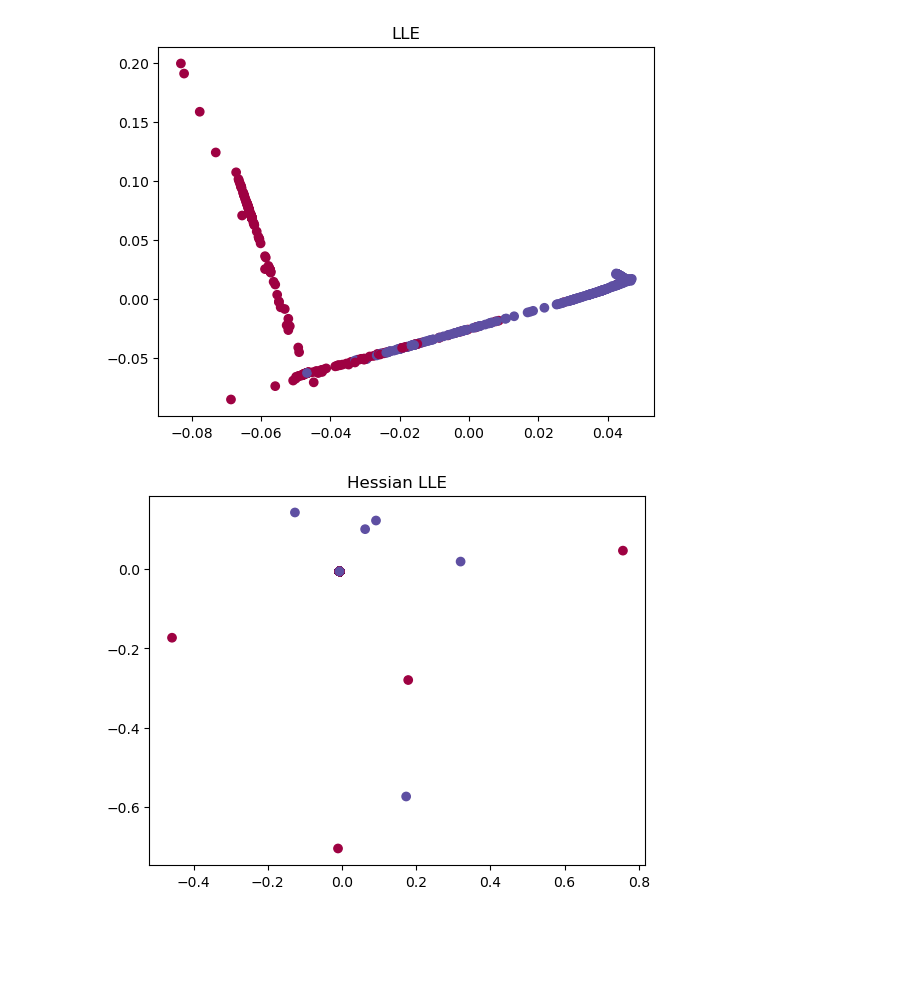
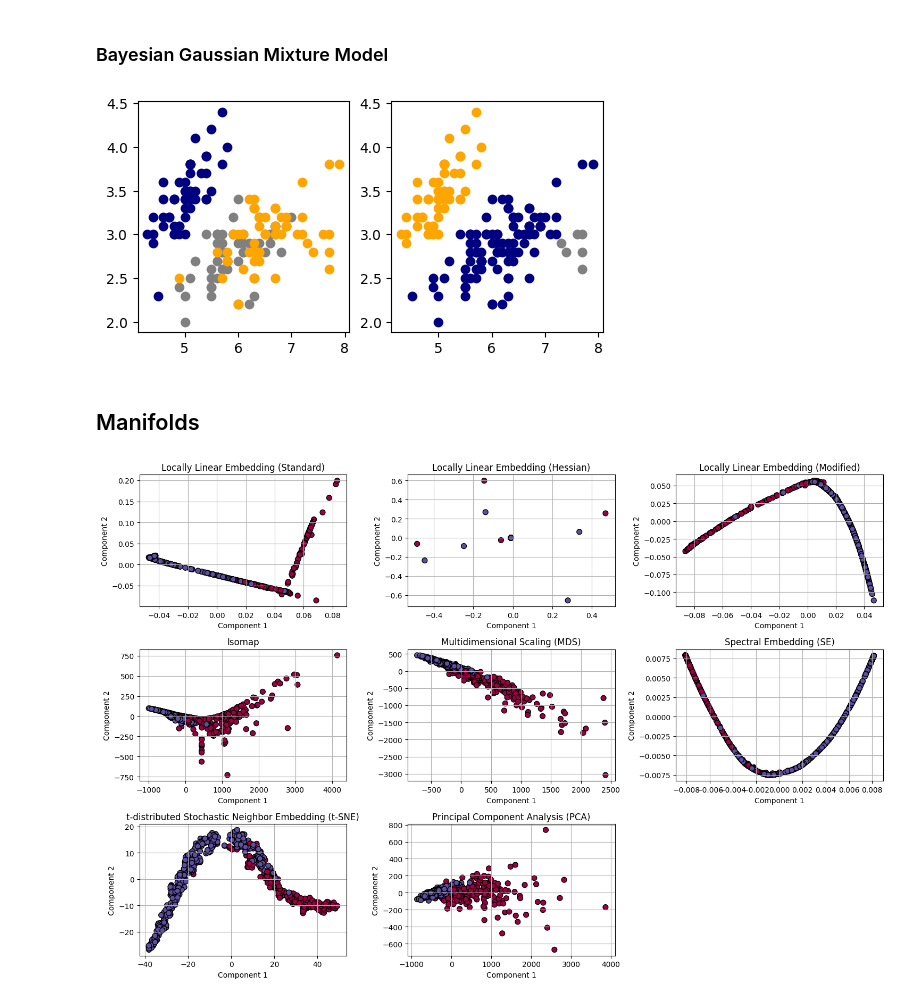
Before and after one commit to ariahosseini/TradML, a Jupyter notebook: SciKitLearn_11_ProjEleven_Unsupervised.ipynb, the cells around one changed output. Cells and saved outputs as stored; diff of their text form; code cells hidden in the pictures; blank space fills up the shorter version.

```diff
--- a/SciKitLearn_11_ProjEleven_Unsupervised.ipynb
+++ b/SciKitLearn_11_ProjEleven_Unsupervised.ipynb
@@ -76,0 +40,2 @@ numpy: 1.23.5
+# %%
+X, y = datasets.load_iris(return_X_y=True)
@@ -76,0 +44,4 @@ numpy: 1.23.5
+# %%
+gm = mixture.GaussianMixture(n_components=3)
+gm.fit(X[:, :2])
+y_pred = gm.predict(X[:, :2])
@@ -76,0 +60,19 @@ numpy: 1.23.5
+# %% [markdown]
+### Bayesian Gaussian Mixture Model
+# %%
+bgm = mixture.BayesianGaussianMixture(n_components=3)
+bgm.fit(X[:, 0:2])
+
+y_pred = bgm.predict(X[:, :2])
+
+colors = ["navy", "gray", "orange"]
+
+fig, ax = plt.subplots(1, 2, figsize=(6, 3))
+
+for i, color in enumerate(colors):
+    ax[0].scatter(X[y == i, 0], X[y == i, 1], c=color)
+    ax[1].scatter(X[y_pred == i, 0], X[y_pred == i, 1], c=colors[i % len(colors)])
+# %% [output]
+[figure, added]
+# %% [markdown]
+## Manifolds
@@ -94,24 +135,43 @@ for i in range(250, 501, 2):
 # %%
-def plotthis(X, color):
+def plot_dimensionality_reduction_curves(X, y):
+    """
+    Visualizes the results of various dimensionality reduction techniques on the dataset.
+
+    Parameters:
+    X : np.ndarray
+        Input data (features) to be reduced.
+    y : np.ndarray
+        Labels corresponding to the input data for coloring the points.
+    """
+
     models = [
-        ("LLE", manifold.LocallyLinearEmbedding(method="standard")),
-        ("Hessian LLE", manifold.LocallyLinearEmbedding(method="hessian", eigen_solver="dense", n_neighbors=8)),
-        ("Modified LLE", manifold.LocallyLinearEmbedding(method="modified")),
+        ("Locally Linear Embedding (Standard)", manifold.LocallyLinearEmbedding(method="standard")),
+        ("Locally Linear Embedding (Hessian)", manifold.LocallyLinearEmbedding(method="hessian", eigen_solver="dense", n_neighbors=8)),
+        ("Locally Linear Embedding (Modified)", manifold.LocallyLinearEmbedding(method="modified")),
         ("Isomap", manifold.Isomap()),
-        ("MDS", manifold.MDS()),
-        ("SE", manifold.SpectralEmbedding()),
-        ("t-SNE", manifold.TSNE()),
-        ("PCA", PCA(n_components=2))
-    ]
-    for i, (label, method) in enumerate(models):
-        Y = method.fit_transform(X)
-        plt.scatter(Y[:, 0], Y[:, 1], c=color, cmap=plt.cm.Spectral)
-        plt.title(label)
-        plt.show()
+        ("Multidimensional Scaling (MDS)", manifold.MDS()),
+        ("Spectral Embedding (SE)", manifold.SpectralEmbedding()),
+        ("t-distributed Stochastic Neighbor Embedding (t-SNE)", manifold.TSNE()),
+        ("Principal Component Analysis (PCA)", PCA(n_components=2))
+        ]
+
+    plt.figure(figsize=(15, 10))
+
+    for i, (label, model) in enumerate(models):
+
+        Y = model.fit_transform(X)
+
+        ax = plt.subplot(3, 3, i + 1)
+        scatter = ax.scatter(Y[:, 0], Y[:, 1], c=y, cmap=plt.cm.Spectral, edgecolor='k', s=50)
+        ax.set_title(label)
+        ax.set_xlabel('Component 1')
+        ax.set_ylabel('Component 2')
+        ax.grid(True)
+
+    plt.tight_layout()
+    plt.show()
 
 X, y = datasets.load_breast_cancer(return_X_y=True)
-color = y
-plotthis(X, color)
+plot_dimensionality_reduction_curves(X, y)
 # %% [output]
-[figure, old version]
+[figure, new version]
-[figure, removed]
```
Also changed, not shown: parts of 13 cells of this notebook.
